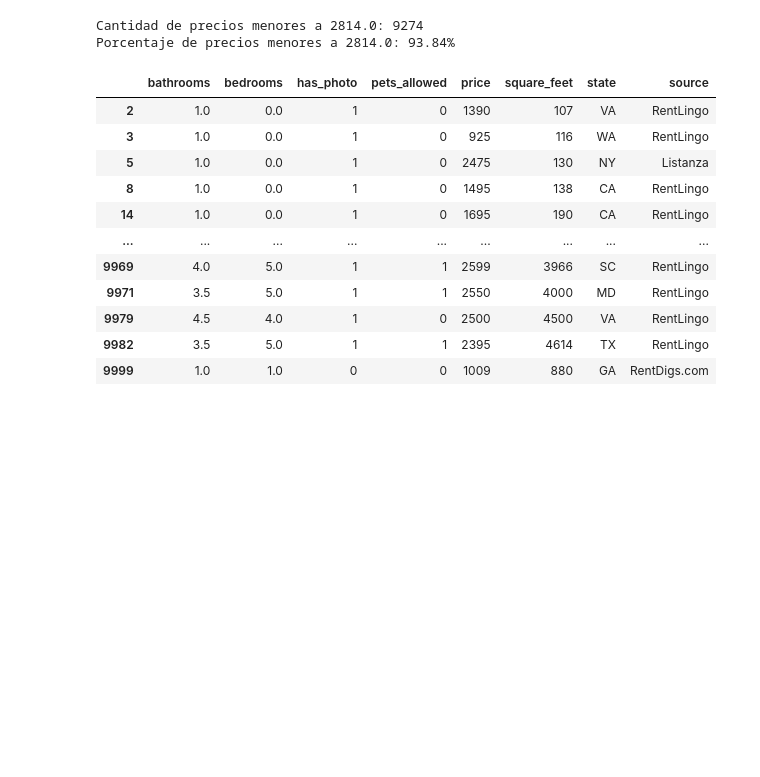
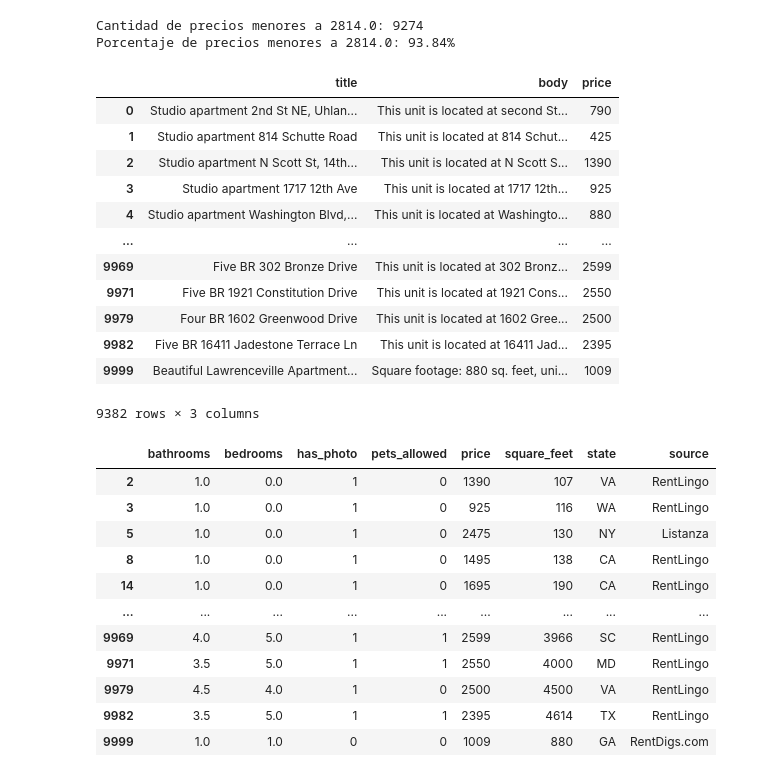
Before and after one commit to Analitica-2025-01/Proyecto-1, a Jupyter notebook: Limpieza de Datos/Limpieza.ipynb, the cells around one changed output. Cells and saved outputs as stored; diff of their text form; code cells hidden in the pictures; blank space fills up the shorter version.

```diff
--- a/Limpieza de Datos/Limpieza.ipynb
+++ b/Limpieza de Datos/Limpieza.ipynb
@@ -155,6 +155,25 @@ print(f'Porcentaje de precios menores a {umbral}: {porcentajeRSMenoresAlUmbral:.
 # %% [output]
 Cantidad de precios menores a 2814.0: 9274
 Porcentaje de precios menores a 2814.0: 93.84%
+# %%
+df_text = df_text.loc[df_text['price'] <= umbral]
+df_text = df_text.loc[df_text['price'].index]
+# %%
+df_text
+# %% [output]
+|  | title | body | price |
+| 0 | Studio apartment 2nd St NE, Uhlan... | This unit is located at second St... | 790 |
+| 1 | Studio apartment 814 Schutte Road | This unit is located at 814 Schut... | 425 |
+| 2 | Studio apartment N Scott St, 14th... | This unit is located at N Scott S... | 1390 |
+| 3 | Studio apartment 1717 12th Ave | This unit is located at 1717 12th... | 925 |
+| 4 | Studio apartment Washington Blvd,... | This unit is located at Washingto... | 880 |
+| ... | ... | ... | ... |
+| 9969 | Five BR 302 Bronze Drive | This unit is located at 302 Bronz... | 2599 |
+| 9971 | Five BR 1921 Constitution Drive | This unit is located at 1921 Cons... | 2550 |
+| 9979 | Four BR 1602 Greenwood Drive | This unit is located at 1602 Gree... | 2500 |
+| 9982 | Five BR 16411 Jadestone Terrace Ln | This unit is located at 16411 Jad... | 2395 |
+| 9999 | Beautiful Lawrenceville Apartment... | Square footage: 880 sq. feet, uni... | 1009 |
+9382 rows × 3 columns
 # %%
 df_regresion = df_regresion.loc[df_regresion['price'] <= umbral]
 df_regresion = df_regresion.loc[df_regresion['price'].index]
```
Also changed, not shown: parts of 15 cells of this notebook.
